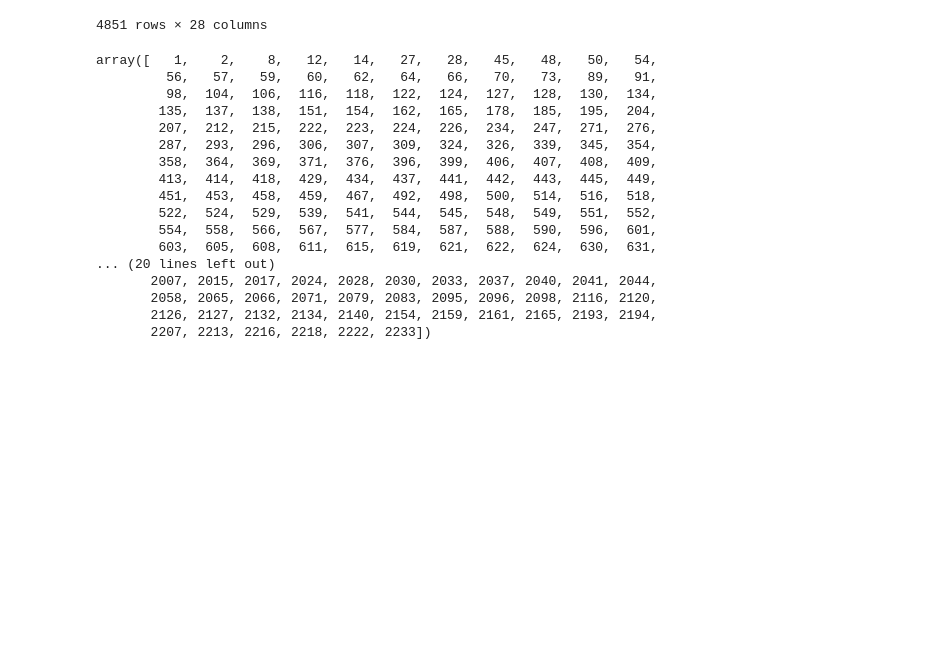
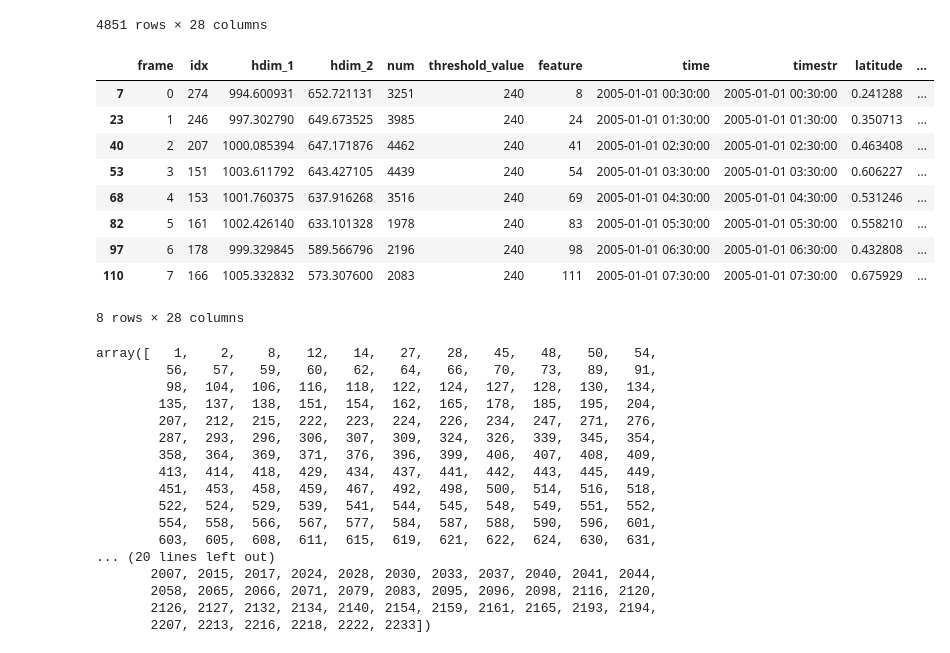
Before and after one commit to harrietgilmour/cold-core-filtering, a Jupyter notebook: precip_&_coldcore_single_cell_loop.ipynb, the cells around one changed output. Cells and saved outputs as stored; diff of their text form; code cells hidden in the pictures; blank space fills up the shorter version.

```diff
--- a/precip_&_coldcore_single_cell_loop.ipynb
+++ b/precip_&_coldcore_single_cell_loop.ipynb
@@ -80,6 +96,19 @@ tracks
 | 9074 | 743 | 208 | 801.606743 | 355.515817 | 3839 | 240 | 9075 | 2005-01-31 23:30:00 | 2005-01-31 23:30:00 | -7.574979 | ... |
 | 9080 | 743 | 328 | 1142.170021 | 1089.531691 | 14727 | 240 | 9081 | 2005-01-31 23:30:00 | 2005-01-31 23:30:00 | 6.217835 | ... |
 4851 rows × 28 columns
+# %%
+tracks[tracks.cell == 8]
+# %% [output]
+|  | frame | idx | hdim_1 | hdim_2 | num | threshold_value | feature | time | timestr | latitude | ... |
+| 7 | 0 | 274 | 994.600931 | 652.721131 | 3251 | 240 | 8 | 2005-01-01 00:30:00 | 2005-01-01 00:30:00 | 0.241288 | ... |
+| 23 | 1 | 246 | 997.302790 | 649.673525 | 3985 | 240 | 24 | 2005-01-01 01:30:00 | 2005-01-01 01:30:00 | 0.350713 | ... |
+| 40 | 2 | 207 | 1000.085394 | 647.171876 | 4462 | 240 | 41 | 2005-01-01 02:30:00 | 2005-01-01 02:30:00 | 0.463408 | ... |
+| 53 | 3 | 151 | 1003.611792 | 643.427105 | 4439 | 240 | 54 | 2005-01-01 03:30:00 | 2005-01-01 03:30:00 | 0.606227 | ... |
+| 68 | 4 | 153 | 1001.760375 | 637.916268 | 3516 | 240 | 69 | 2005-01-01 04:30:00 | 2005-01-01 04:30:00 | 0.531246 | ... |
+| 82 | 5 | 161 | 1002.426140 | 633.101328 | 1978 | 240 | 83 | 2005-01-01 05:30:00 | 2005-01-01 05:30:00 | 0.558210 | ... |
+| 97 | 6 | 178 | 999.329845 | 589.566796 | 2196 | 240 | 98 | 2005-01-01 06:30:00 | 2005-01-01 06:30:00 | 0.432808 | ... |
+| 110 | 7 | 166 | 1005.332832 | 573.307600 | 2083 | 240 | 111 | 2005-01-01 07:30:00 | 2005-01-01 07:30:00 | 0.675929 | ... |
+8 rows × 28 columns
 # %%
 cells = np.unique(tracks.cell.values)
 cells
```
Also changed, not shown: parts of 4 cells of this notebook.
